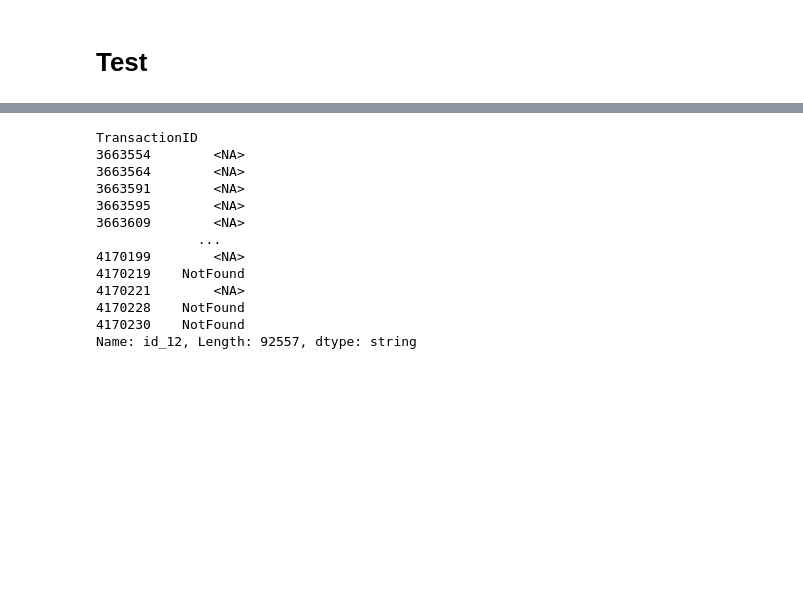
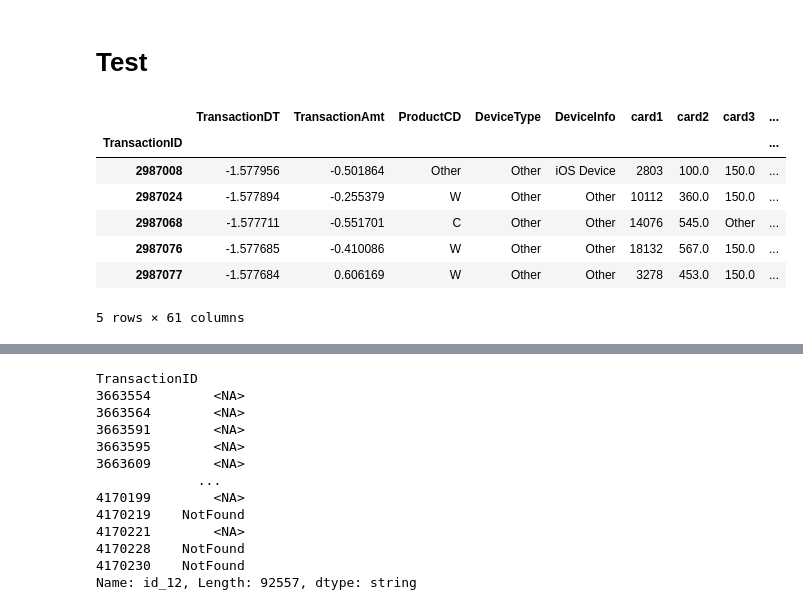
Before and after one commit to hakim-l/ieee-cis-fraud-detection, a Jupyter notebook: notebooks/eda/device_browser_type.ipynb, the cells around one changed output, grey strips where cells are left out. Saved outputs shown, nothing was run; the diff lists cells and outputs as text; code cells hidden in the pictures; blank space fills up the shorter version.

```diff
--- a/notebooks/eda/device_browser_type.ipynb
+++ b/notebooks/eda/device_browser_type.ipynb
@@ -393,0 +403,11 @@ dask_dataset= DaskDataset(
+# %%
+categorized.head()
+# %% [output]
+|  | TransactionDT | TransactionAmt | ProductCD | DeviceType | DeviceInfo | card1 | card2 | card3 | ... |
+| TransactionID |  |  |  |  |  |  |  |  | ... |
+| 2987008 | -1.577956 | -0.501864 | Other | Other | iOS Device | 2803 | 100.0 | 150.0 | ... |
+| 2987024 | -1.577894 | -0.255379 | W | Other | Other | 10112 | 360.0 | 150.0 | ... |
+| 2987068 | -1.577711 | -0.551701 | C | Other | Other | 14076 | 545.0 | Other | ... |
+| 2987076 | -1.577685 | -0.410086 | W | Other | Other | 18132 | 567.0 | 150.0 | ... |
+| 2987077 | -1.577684 | 0.606169 | W | Other | Other | 3278 | 453.0 | 150.0 | ... |
+5 rows × 61 columns
```
Also changed, not shown: parts of 8 cells of this notebook.
